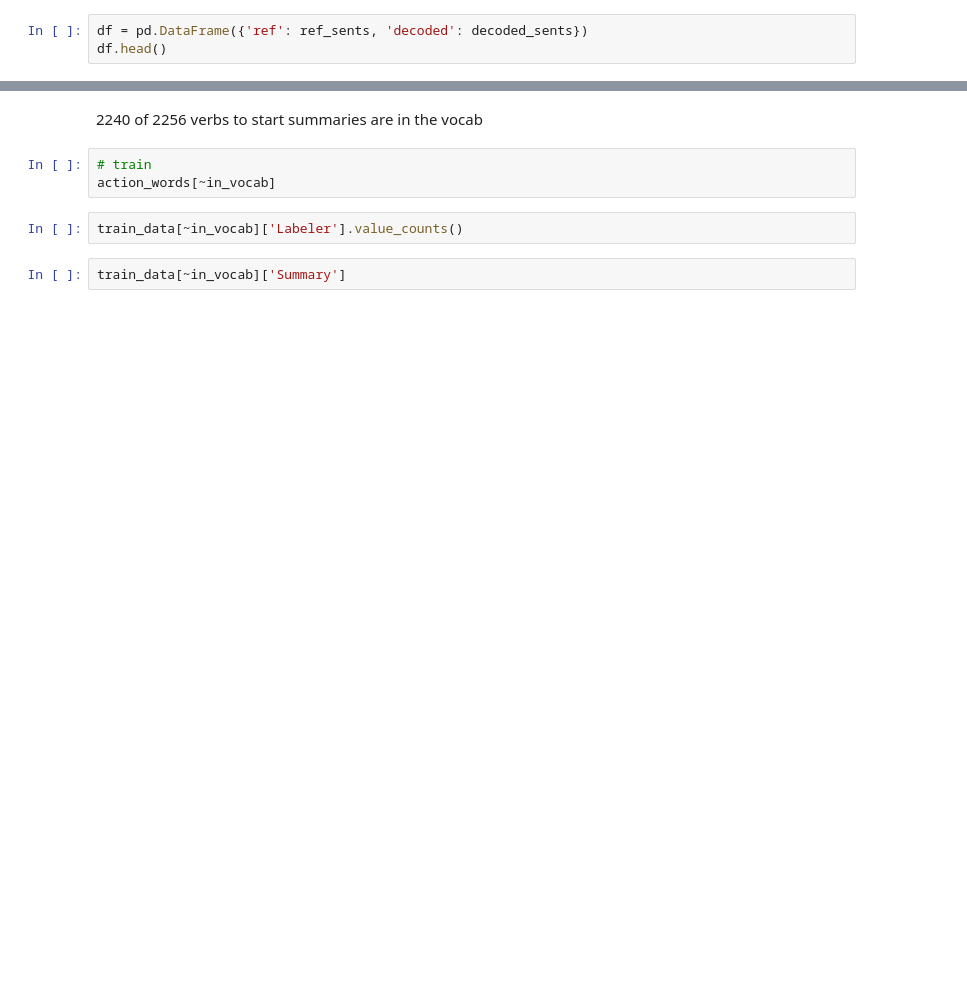
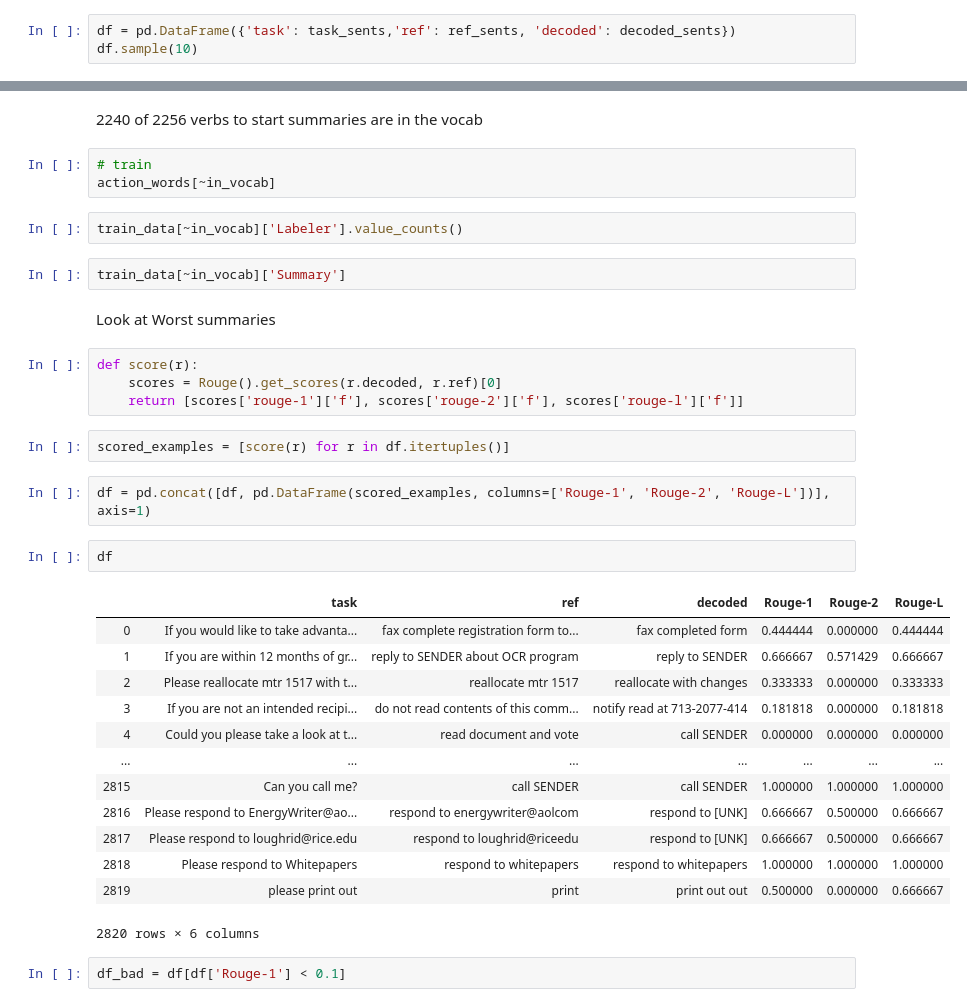
Before and after one commit to georgetao/extraction, a Jupyter notebook: LSTM_Summarizer/train_scratch_rowan.ipynb, the cells around one changed output, grey strips where cells are left out. Drawn from its saved outputs; the diff is of its cells as text; blank space fills up the shorter version.

```diff
--- a/LSTM_Summarizer/train_scratch_rowan.ipynb
+++ b/LSTM_Summarizer/train_scratch_rowan.ipynb
@@ -177,5 +216,5 @@ scores
 # %%
 pd.set_option('display.max_colwidth', -1)
 # %%
-df = pd.DataFrame({'ref': ref_sents, 'decoded': decoded_sents})
-df.head()
+df = pd.DataFrame({'task': task_sents,'ref': ref_sents, 'decoded': decoded_sents})
+df.sample(10)
@@ -214,3 +297,31 @@ action_words[~in_vocab]
 train_data[~in_vocab]['Labeler'].value_counts()
 # %%
 train_data[~in_vocab]['Summary']
+# %% [markdown]
+Look at Worst summaries
+# %%
+def score(r):
+    scores = Rouge().get_scores(r.decoded, r.ref)[0]
+    return [scores['rouge-1']['f'], scores['rouge-2']['f'], scores['rouge-l']['f']]
+# %%
+scored_examples = [score(r) for r in df.itertuples()]
+# %%
+df = pd.concat([df, pd.DataFrame(scored_examples, columns=['Rouge-1', 'Rouge-2', 'Rouge-L'])], axis=1)
+# %%
+df
+# %% [output]
+|  | task | ref | decoded | Rouge-1 | Rouge-2 | Rouge-L |
+| 0 | If you would like to take advanta... | fax complete registration form to... | fax completed form | 0.444444 | 0.000000 | 0.444444 |
+| 1 | If you are within 12 months of gr... | reply to SENDER about OCR program | reply to SENDER | 0.666667 | 0.571429 | 0.666667 |
+| 2 | Please reallocate mtr 1517 with t... | reallocate mtr 1517 | reallocate with changes | 0.333333 | 0.000000 | 0.333333 |
+| 3 | If you are not an intended recipi... | do not read contents of this comm... | notify read at 713-2077-414 | 0.181818 | 0.000000 | 0.181818 |
+| 4 | Could you please take a look at t... | read document and vote | call SENDER | 0.000000 | 0.000000 | 0.000000 |
+| ... | ... | ... | ... | ... | ... | ... |
+| 2815 | Can you call me? | call SENDER | call SENDER | 1.000000 | 1.000000 | 1.000000 |
+| 2816 | Please respond to EnergyWriter@ao... | respond to energywriter@aolcom | respond to [UNK] | 0.666667 | 0.500000 | 0.666667 |
+| 2817 | Please respond to loughrid@rice.edu | respond to loughrid@riceedu | respond to [UNK] | 0.666667 | 0.500000 | 0.666667 |
+| 2818 | Please respond to Whitepapers | respond to whitepapers | respond to whitepapers | 1.000000 | 1.000000 | 1.000000 |
+| 2819 | please print out | print | print out out | 0.500000 | 0.000000 | 0.666667 |
+2820 rows × 6 columns
+# %%
+df_bad = df[df['Rouge-1'] < 0.1]
```
Also changed, not shown: parts of 23 cells of this notebook, 7 other files.
